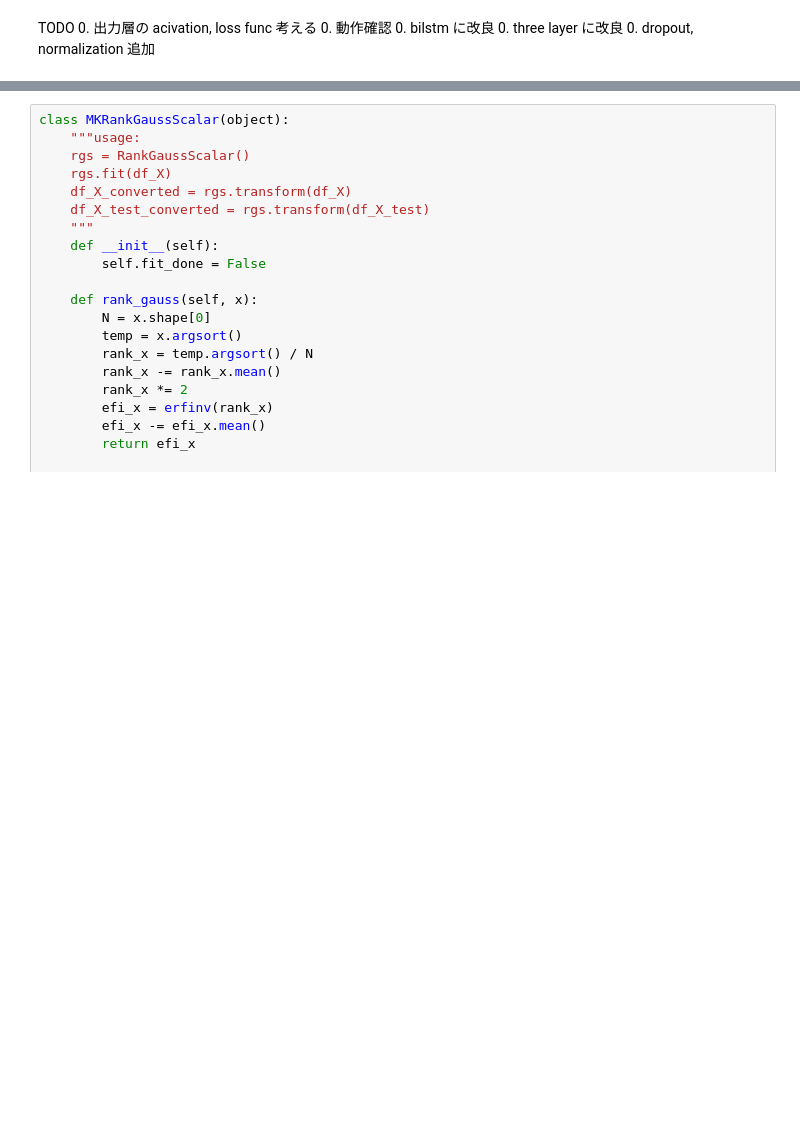
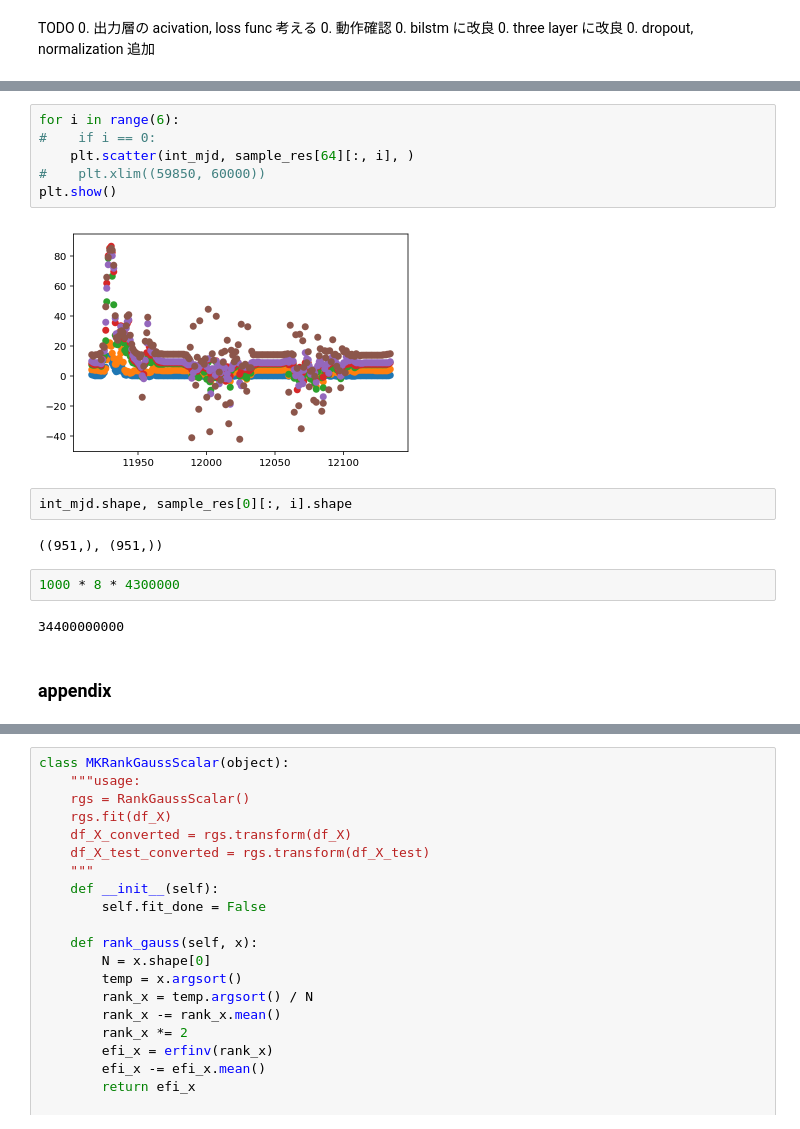
Before and after one commit to guchio3/kaggle-plasticc, a Jupyter notebook: notebook/lstm_autoencoder_deficit_interpolation.ipynb, the cells around one changed output, grey strips where cells are left out. Cells and saved outputs as stored; diff of their text form; blank space fills up the shorter version.

```diff
--- a/notebook/lstm_autoencoder_deficit_interpolation.ipynb
+++ b/notebook/lstm_autoencoder_deficit_interpolation.ipynb
@@ -135,0 +553,18 @@ class LSTMAE(nn.Module):
+# %%
+for i in range(6):
+#    if i == 0:
+    plt.scatter(int_mjd, sample_res[64][:, i], )
+#    plt.xlim((59850, 60000))
+plt.show()
+# %% [output]
+[figure, added]
+# %%
+int_mjd.shape, sample_res[0][:, i].shape
+# %% [output]
+((951,), (951,))
+# %%
+1000 * 8 * 4300000
+# %% [output]
+34400000000
+# %% [markdown]
+### appendix
```
Also changed, not shown: parts of 53 cells of this notebook, 1 other file.
